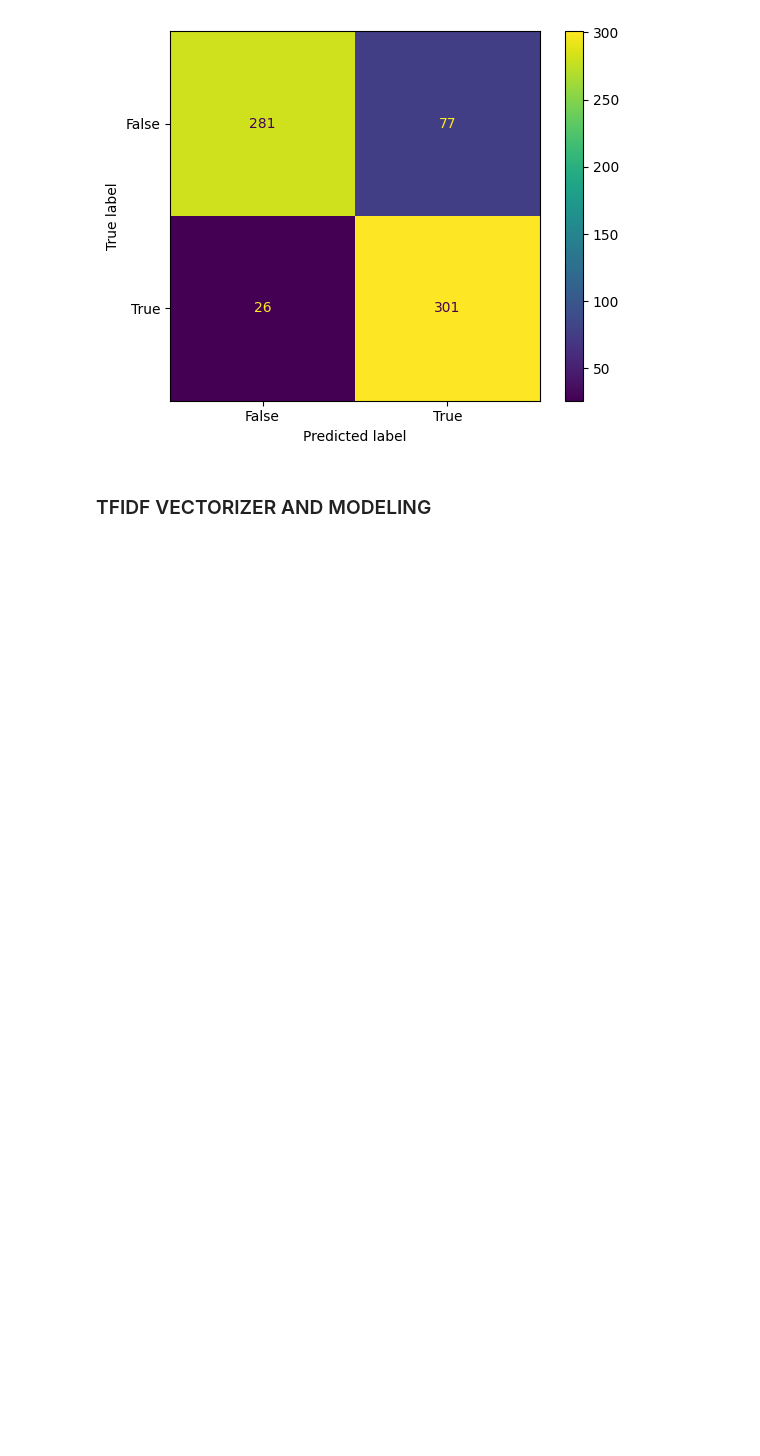
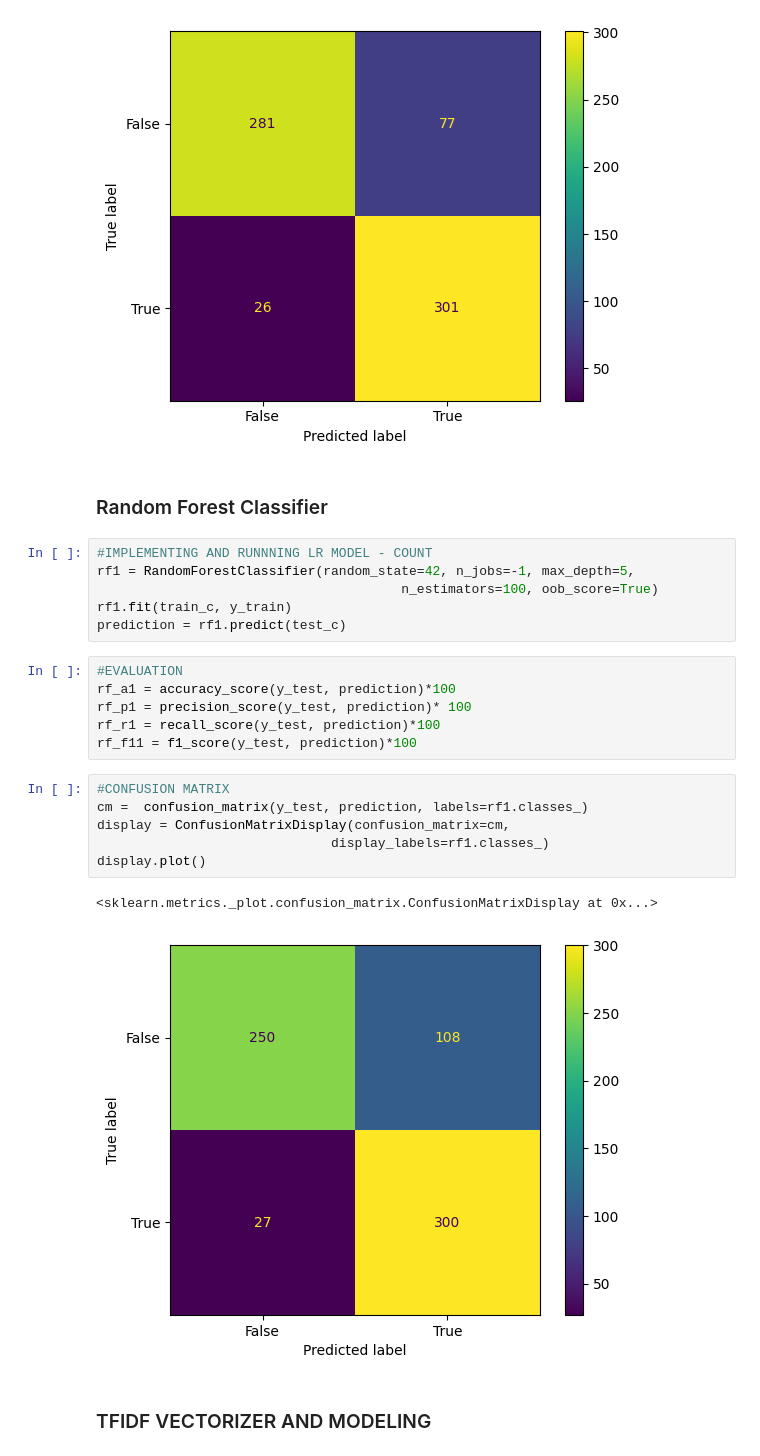
Before and after one commit to Davidelvis/Fake_Reviews_Detector_ML, a Jupyter notebook: Modelling.ipynb, the cells around one changed output. Drawn from its saved outputs; the diff is of its cells as text; blank space fills up the shorter version.

```diff
--- a/Modelling.ipynb
+++ b/Modelling.ipynb
@@ -171,6 +189,29 @@ display.plot()
 # %% [output]
 <sklearn.metrics._plot.confusion_matrix.ConfusionMatrixDisplay at 0x...>
 [figure]
+# %% [markdown]
+### Random Forest Classifier
+# %%
+#IMPLEMENTING AND RUNNNING LR MODEL - COUNT
+rf1 = RandomForestClassifier(random_state=42, n_jobs=-1, max_depth=5,
+                                       n_estimators=100, oob_score=True)
+rf1.fit(train_c, y_train)
+prediction = rf1.predict(test_c)
+# %%
+#EVALUATION
+rf_a1 = accuracy_score(y_test, prediction)*100
+rf_p1 = precision_score(y_test, prediction)* 100
+rf_r1 = recall_score(y_test, prediction)*100
+rf_f11 = f1_score(y_test, prediction)*100
+# %%
+#CONFUSION MATRIX
+cm =  confusion_matrix(y_test, prediction, labels=rf1.classes_)
+display = ConfusionMatrixDisplay(confusion_matrix=cm,
+                              display_labels=rf1.classes_)
+display.plot()
+# %% [output]
+<sklearn.metrics._plot.confusion_matrix.ConfusionMatrixDisplay at 0x...>
+[figure, added]
 # %% [markdown]
 ### TFIDF VECTORIZER AND MODELING
 # %% [markdown]
```
Also changed, not shown: parts of 17 cells of this notebook, 10 other files.
